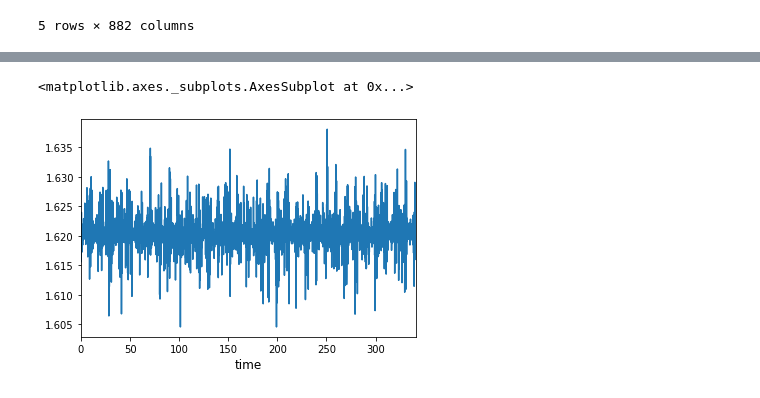
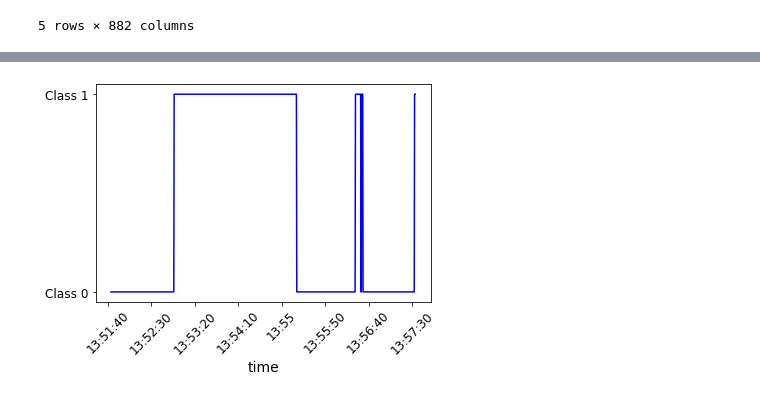
Before and after one commit to geraldgong/pump_sensor, a Jupyter notebook: features.ipynb, the cells around one changed output, grey strips where cells are left out. Saved outputs shown, nothing was run; the diff lists cells and outputs as text; code cells hidden in the pictures.

Commit message:
clustering finished

```diff
--- a/features.ipynb
+++ b/features.ipynb
@@ -79,11 +96,11 @@ sample_space = 341e-3/16384 # sec
 # Hz
 x = np.fft.fftfreq(N, sample_space)[1:N//2]
 # fft
-df_data_fft = pd.DataFrame()
-df_data_fft['freq'] = x
-df_data_fft = df_data_fft.set_index('freq')
+df_fft = pd.DataFrame()
+df_fft['freq'] = x
+df_fft = df_fft.set_index('freq')
 for idx in tqdm(df_data.columns):
     # positive only
     f = np.fft.fft(df_data[idx])
-    fft_values = np.abs(f[1:N//2])
-    df_data_fft[idx] = fft_values
+    fft_values = 2 * np.abs(f[1:N//2])
+    df_fft[idx] = fft_values
@@ -93,5 +107,9 @@ array([2.93255132e+00, 5.86510264e+00, 8.79765396e+00, ...,
 # %%
 # Clustering with K-means
 from sklearn.cluster import KMeans
-kmeans = KMeans(n_clusters=5, random_state=42, n_init=100).fit(df_data_fft.T)
-kmeans.labels_
+# Set freqency threshold as 2000 Hz
+pos = np.where(x >2000)[0][0]
+df_fft_model = df_fft.iloc[:pos]
+kmeans = KMeans(n_clusters=2, random_state=42, n_init=100).fit(df_fft_model.T)
+# add cluster_label to df_pump
+df_pump['cluster_label'] = kmeans.labels_
@@ -141,5 +123,8 @@ df_pump[df_pump['cluster_label']==1]
-# %%
-df_data['Id0181'].plot()
-# %% [output]
-<matplotlib.axes._subplots.AxesSubplot at 0x...>
-[figure, removed]
+# %%
+plt.plot(df_pump['record_time'].dt.time, df_pump['cluster_label'], c='b')
+plt.xticks(rotation=45, fontsize=12)
+plt.yticks([0.0, 1.0], ['Class 0', 'Class 1'],fontsize=12)
+plt.xlabel('time', fontsize=14)
+plt.show()
+# %% [output]
+[figure, added]
```
Also changed, not shown: parts of 9 cells of this notebook.
